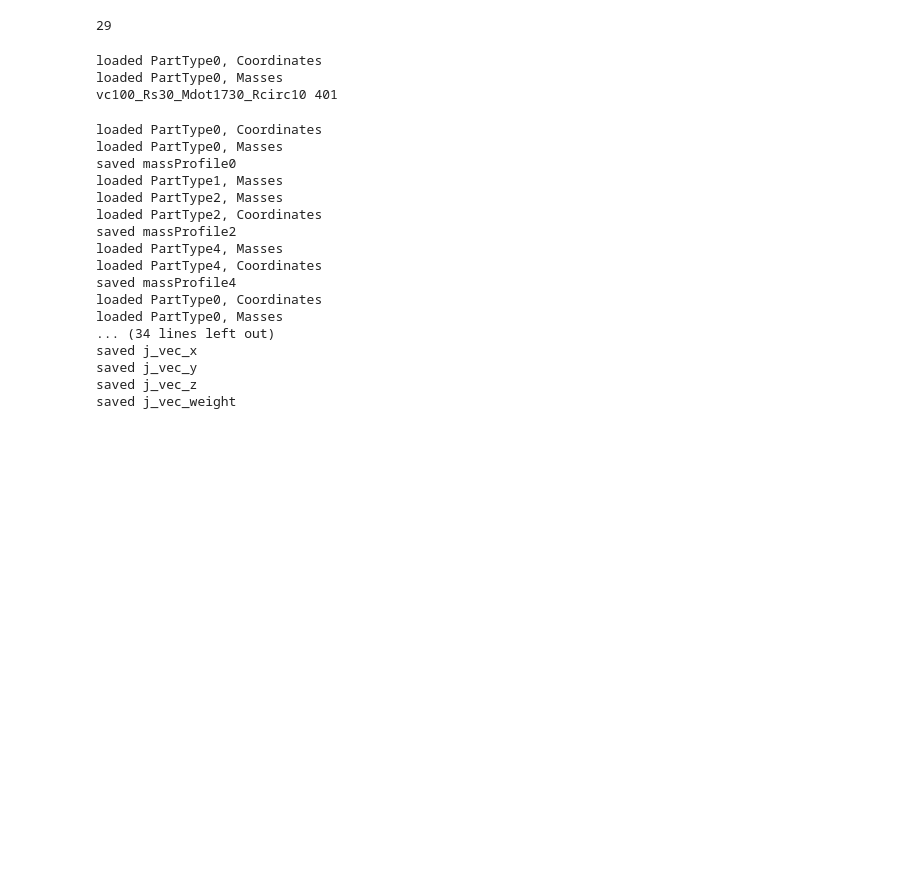
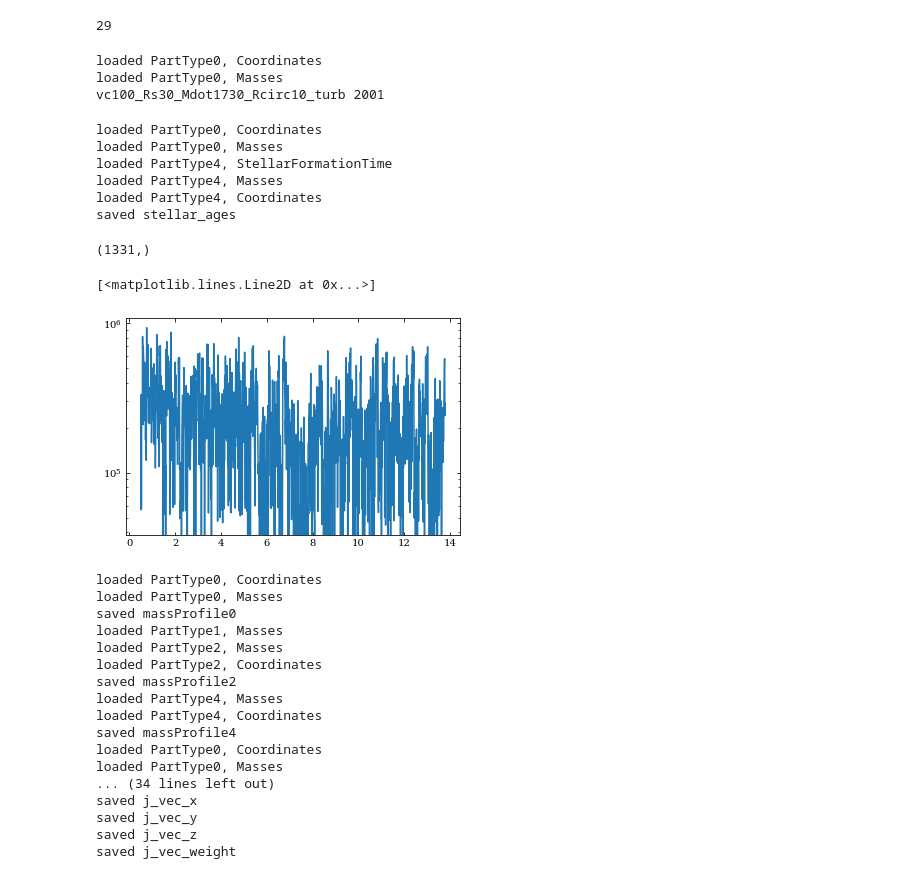
Before and after one commit to JonathanSternAstro/gizmo_analysis, a Jupyter notebook: ipynb/grid_analysis.ipynb, the cells around one changed output. Drawn from its saved outputs; the diff is of its cells as text; code cells hidden in the pictures; blank space fills up the shorter version.

```diff
--- a/ipynb/grid_analysis.ipynb
+++ b/ipynb/grid_analysis.ipynb
@@ -20,15 +18,15 @@ don't have phil's colormaps
 # %%
-simnames = [x.split('/')[-1] for x in glob.glob('../../data/vc*')]
+simnames = [x.split('/')[-1] for x in glob.glob('/home/jovyan/data/data/vc*')]
 len(simnames)
 # %% [output]
 29
 # %%
 sims = []
-for simname in simnames[-1:]:
+for simname in simnames[:1]:
     vc = float(simname.split('_')[0][2:])
     PL_potential = l.PowerLawPotential(m=0.,vc_Rvir=vc*un.km/un.s,Rvir=200*un.kpc)
     Rcirc = float(simname.split('_')[3][5:])
-    simdir = '../../data/%s/output/'%simname
+    simdir = '/home/jovyan/data/data/%s/output/'%simname
     sim = l.KY_sim(simname,simdir,
                    dynamicCentering=True,recalc=False,Nsnapshots=None,
                    origin=np.zeros(3),Rcirc = Rcirc*un.kpc,
@@ -38,4 +36,4 @@ for simname in simnames[-1:]:
 # %% [output]
 loaded PartType0, Coordinates
 loaded PartType0, Masses
-vc100_Rs30_Mdot1730_Rcirc10 401
+vc100_Rs30_Mdot1730_Rcirc10_turb 2001
@@ -42,3 +43,25 @@ vc100_Rs30_Mdot1730_Rcirc10 401
+# %%
+for sim in sims[:]:
+    for iSnapshot in range(sim.Nsnapshots())[-1:]:
+        prof = sim.getProfiler(iSnapshot)
+        zbins, dt = prof.sfh_zbins()
+        stellar_ages = prof.stellar_ages(zbins)
+# %% [output]
+loaded PartType0, Coordinates
+loaded PartType0, Masses
+loaded PartType4, StellarFormationTime
+loaded PartType4, Masses
+loaded PartType4, Coordinates
+saved stellar_ages
+# %%
+stellar_ages.shape
+# %% [output]
+(1331,)
+# %%
+pl.semilogy(cosmo.age(zbins[:-1]),stellar_ages)
+# %% [output]
+[<matplotlib.lines.Line2D at 0x...>]
+[figure, added]
 # %%
 for sim in sims[-1:]:
     iSnapshots = np.linspace(1,sim.Nsnapshots()-1,4).astype(int)
```
Also changed, not shown: parts of 2 cells of this notebook, 5 other files.
